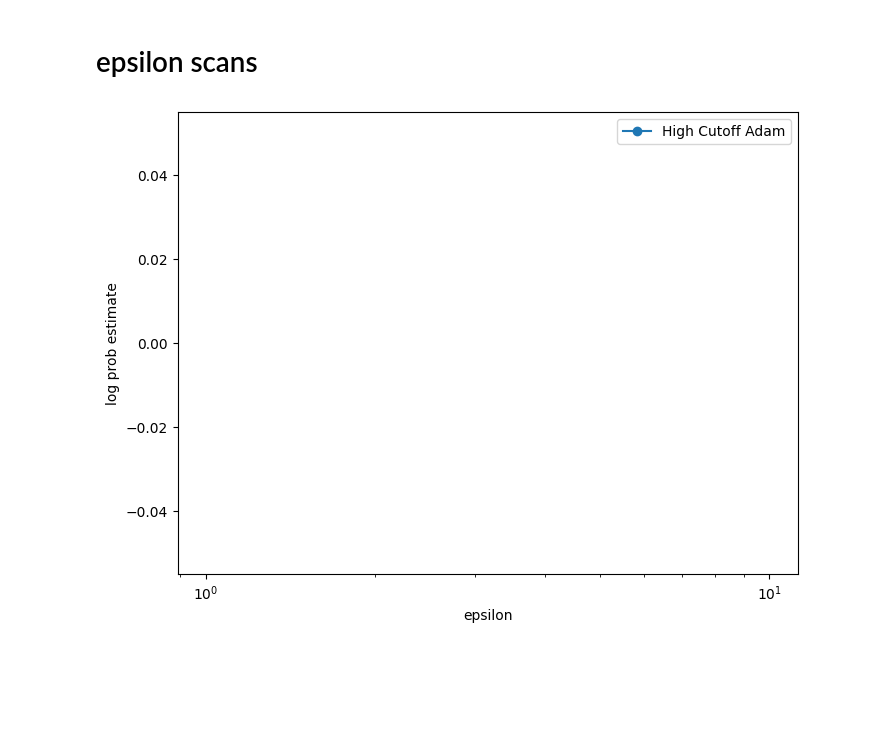
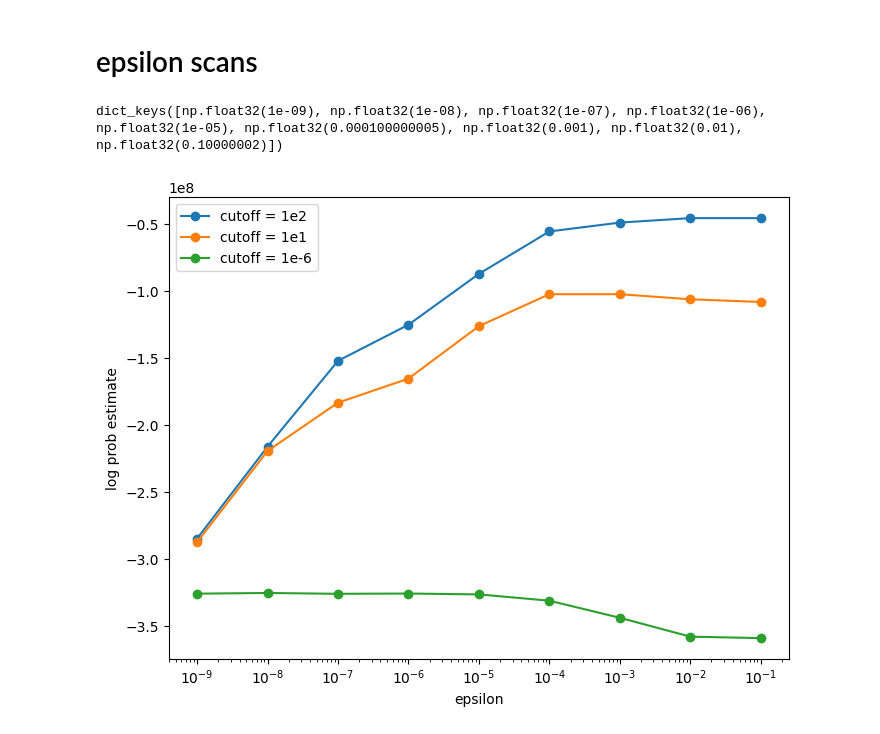
Before and after one commit to EleutherAI/basin-volume, a Jupyter notebook: notebooks/plots.ipynb, the cells around one changed output. Drawn from its saved outputs; the diff is of its cells as text; code cells hidden in the pictures; blank space fills up the shorter version.

```diff
--- a/notebooks/plots.ipynb
+++ b/notebooks/plots.ipynb
@@ -31,7 +35,7 @@ with open(os.path.join(results_dir, "pythia_overnight_cutoff_adam_20_100.pkl"),
     results_adam, cfg = pickle.load(f)
 
 
-with open(os.path.join(results_dir, "pythia_overnight_cutoff_32_100.pkl"), "rb") as f:
+with open(os.path.join(results_dir, "pythia_overnight_cutoff_20_100.pkl"), "rb") as f:
     results_no_adam, cfg = pickle.load(f)
 # %%
 pythia_31m_model = load_pythia_checkpoint("143000", "31m")
@@ -66,19 +70,30 @@ with open(os.path.join(results_dir, "pythia_high_cutoff_adam_20_10.pkl"), "rb")
 
 with open(os.path.join(results_dir, "pythia_low_cutoff_adam_20_10.pkl"), "rb") as f:
     results_low_cutoff_adam, cfg = pickle.load(f)
+
+with open(os.path.join(results_dir, "pythia_very_high_cutoff_adam_20_10.pkl"), "rb") as f:
+    results_very_high_cutoff_adam, cfg = pickle.load(f)
+# %%
+results_high_cutoff_adam.keys()
+# %% [output]
+dict_keys([np.float32(1e-09), np.float32(1e-08), np.float32(1e-07), np.float32(1e-06), np.float32(1e-05), np.float32(0.000100000005), np.float32(0.001), np.float32(0.01), np.float32(0.10000002)])
 # %%
 
 plt.figure(figsize=(8, 6))
+
+maxes_very_high_cutoff_adam = [result.estimates.max() for result in results_very_high_cutoff_adam.values()]
+plt.plot(list(results_very_high_cutoff_adam.keys()), maxes_very_high_cutoff_adam, 'o-', label="cutoff = 1e2")
+
 maxes_high_cutoff_adam = [result.estimates.max() for result in results_high_cutoff_adam.values()]
-plt.plot(list(results_high_cutoff_adam.keys()), maxes_high_cutoff_adam, 'o-', label="High Cutoff Adam")
+plt.plot(list(results_high_cutoff_adam.keys()), maxes_high_cutoff_adam, 'o-', label="cutoff = 1e1")
 
 maxes_low_cutoff_adam = [result.estimates.max() for result in results_low_cutoff_adam.values()]
-plt.plot(list(results_low_cutoff_adam.keys()), maxes_low_cutoff_adam, 'o-', label="Low Cutoff Adam")
+plt.plot(list(results_low_cutoff_adam.keys()), maxes_low_cutoff_adam, 'o-', label="cutoff = 1e-6")
 
 plt.xlabel("epsilon")
 plt.ylabel("log prob estimate")
 plt.xscale("log")
 plt.legend()
 plt.show()
 # %% [output]
-[figure, old version]
+[figure, new version]
```
Also changed, not shown: parts of 9 cells of this notebook, 11 other files.
